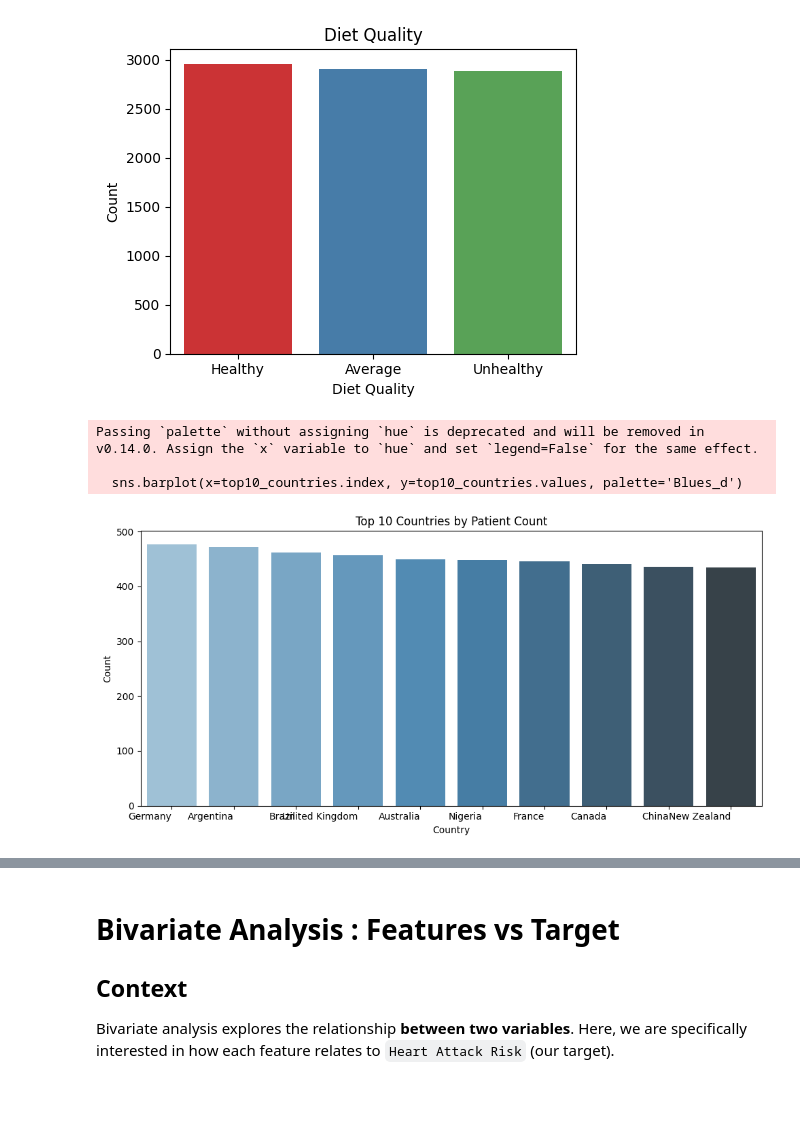
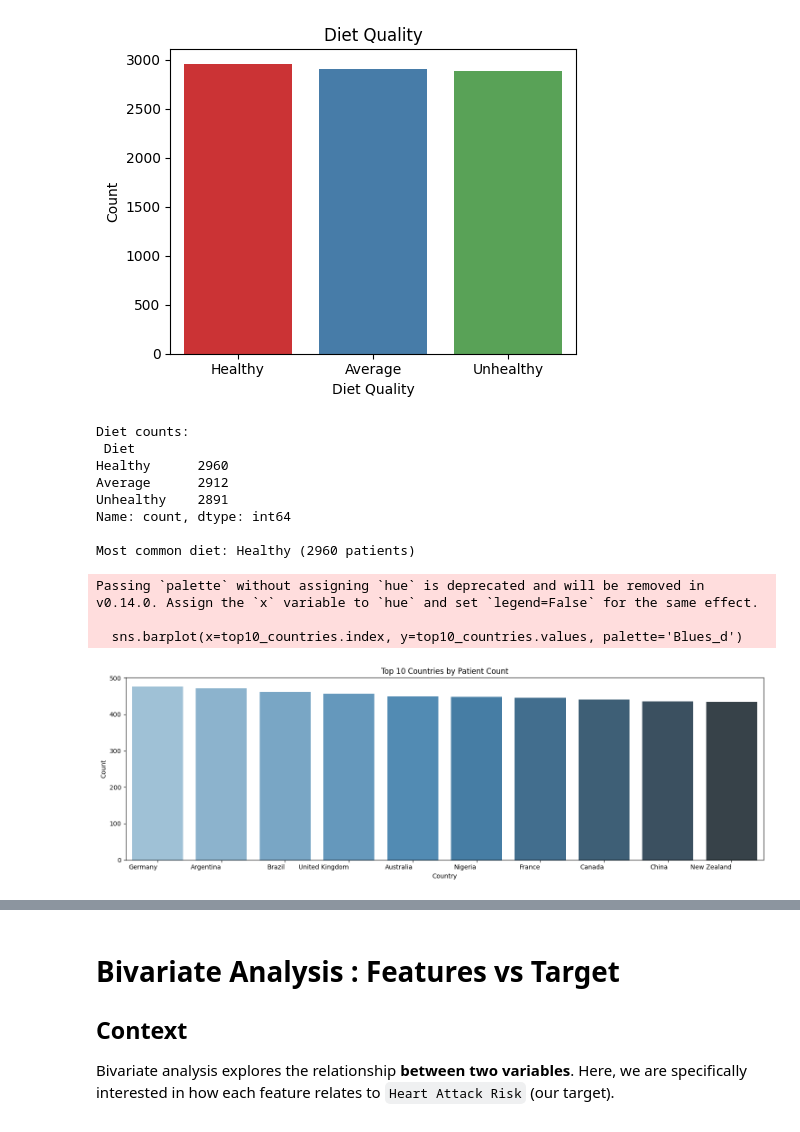
Before and after one commit to nilima-sth/aif-fusemachines-2026-practice, a Jupyter notebook: wk1_data_wrangling_problem/Wk_1_Data_Wrangling_HeartAttack.ipynb, the cells around one changed output, grey strips where cells are left out. Saved outputs shown, nothing was run; the diff lists cells and outputs as text; code cells hidden in the pictures; blank space fills up the shorter version.

```diff
--- a/wk1_data_wrangling_problem/Wk_1_Data_Wrangling_HeartAttack.ipynb
+++ b/wk1_data_wrangling_problem/Wk_1_Data_Wrangling_HeartAttack.ipynb
@@ -527,20 +693,33 @@ Passing `palette` without assigning `hue` is deprecated and will be removed in v
 
   sns.countplot(data=lifestyle, x='Diet', order=lifestyle['Diet'].value_counts().index, palette='Set1')
 [figure]
+# %%
+diet_counts = lifestyle['Diet'].value_counts()
+print("\nDiet counts:\n", diet_counts)
+print("\nMost common diet:", diet_counts.idxmax(), f"({diet_counts.max()} patients)")
+# %% [output]
+Diet counts:
+ Diet
+Healthy      2960
+Average      2912
+Unhealthy    2891
+Name: count, dtype: int64
+
+Most common diet: Healthy (2960 patients)
 # %%
 # My code here
 top10_countries = demographics['Country'].value_counts().head(10)
 
-plt.figure(figsize=(10, 5))
+plt.figure(figsize=(15, 5))
 sns.barplot(x=top10_countries.index, y=top10_countries.values, palette='Blues_d')
 plt.title('Top 10 Countries by Patient Count')
 plt.xlabel('Country')
 plt.ylabel('Count')
 plt.xticks(rotation=0, ha='right')
 plt.tight_layout()
 plt.show()
 # %% [output]
 Passing `palette` without assigning `hue` is deprecated and will be removed in v0.14.0. Assign the `x` variable to `hue` and set `legend=False` for the same effect.
 
   sns.barplot(x=top10_countries.index, y=top10_countries.values, palette='Blues_d')
-[figure, old version]
+[figure, new version]
```
Also changed, not shown: parts of 34 cells of this notebook, 3 other files.
